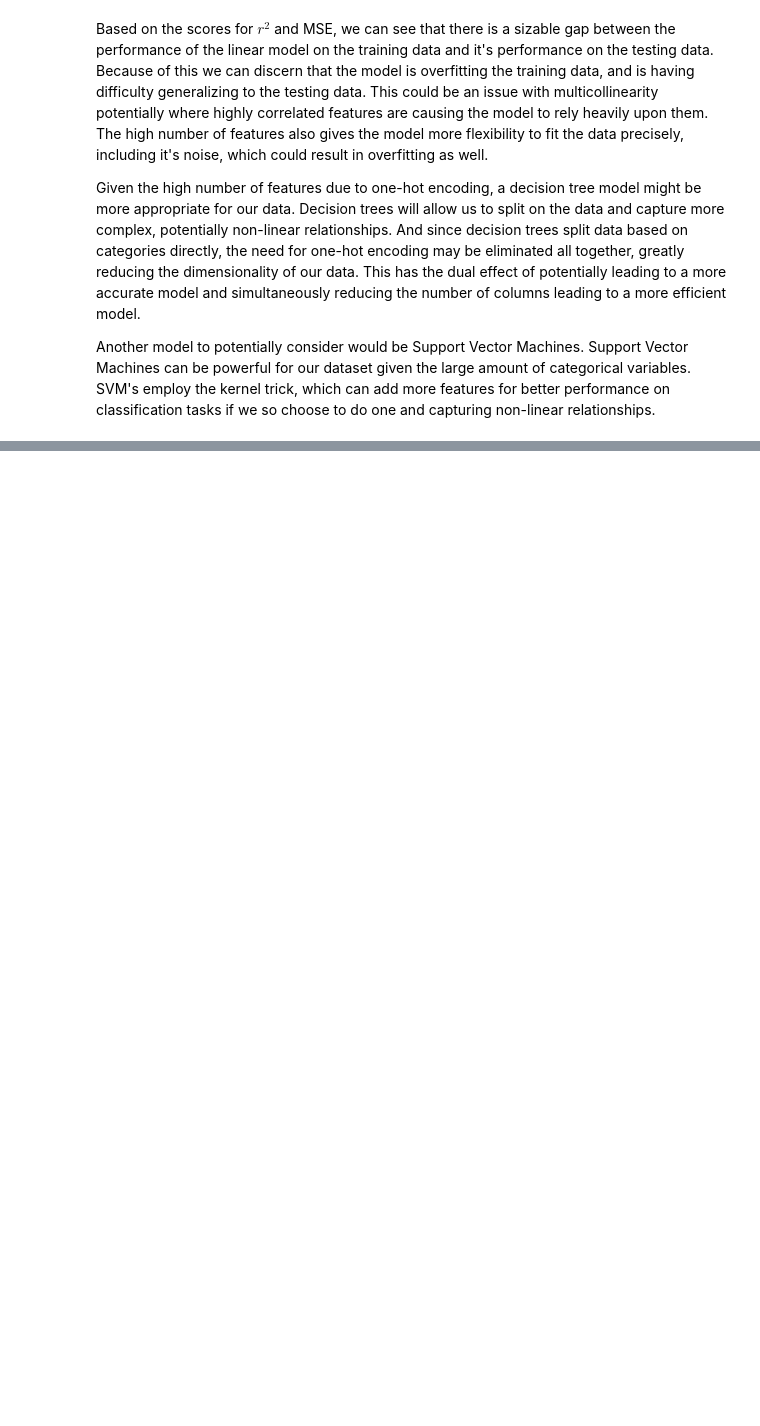
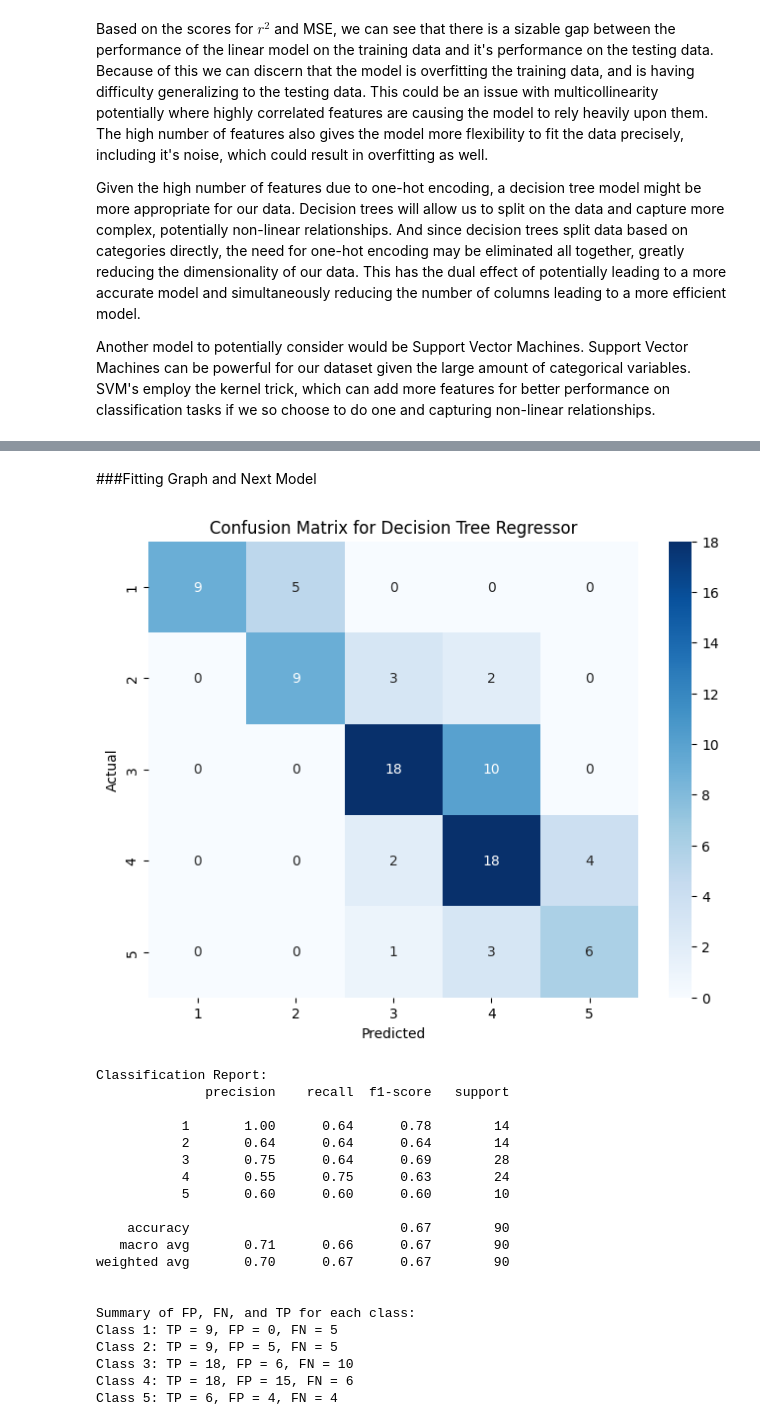
Before and after one commit to Flareboltex/CSE151A-Earthquake-ML-Project, a Jupyter notebook: CSE151A_Earthquake_ML_Project.ipynb, the cells around one changed output, grey strips where cells are left out. Drawn from its saved outputs; the diff is of its cells as text; code cells hidden in the pictures; blank space fills up the shorter version.

```diff
--- a/CSE151A_Earthquake_ML_Project.ipynb
+++ b/CSE151A_Earthquake_ML_Project.ipynb
@@ -283,0 +327,10 @@ Another model to potentially consider would be Support Vector Machines. Support
+# %%
+
+DTdata = data.dropna(subset=['sex', 'age', 'family_disabilities']) # drops null rows
+DTdata['political_orientation'] = data['political_orientation'].fillna('None') # fills null values with none
+DTdata['vehicle_type'] = DTdata['vehicle_type'].fillna('None')
+salary_mode = DTdata['salary'].mode()[0]
+DTdata['salary'] = DTdata['salary'].fillna(salary_mode) # fills null values with the mode
+categorical_cols = DTdata.select_dtypes(include=['object', 'category']).columns
+
+print(categorical_cols)
@@ -283,0 +488,57 @@ Another model to potentially consider would be Support Vector Machines. Support
+# %% [markdown]
+###Fitting Graph and Next Model
+# %%
+# Step 6: Analyze Predictions (Correct, FP, FN) for Decision Tree Regressor
+
+from sklearn.metrics import confusion_matrix, classification_report
+import seaborn as sns
+import numpy as np
+import matplotlib.pyplot as plt
+
+y_pred_rounded = np.rint(y_pred).astype(int)  # Round to nearest integer
+y_pred_rounded = np.clip(y_pred_rounded, 1, 5)  # Clamp to target range [1, 5]
+
+# Generate confusion matrix
+cm = confusion_matrix(y_test, y_pred_rounded, labels=[1, 2, 3, 4, 5])
+
+# Plot confusion matrix as a heatmap
+plt.figure(figsize=(8, 6))
+sns.heatmap(cm, annot=True, fmt='d', cmap='Blues', xticklabels=range(1, 6), yticklabels=range(1, 6))
+plt.xlabel("Predicted")
+plt.ylabel("Actual")
+plt.title("Confusion Matrix for Decision Tree Regressor")
+plt.show()
+
+# Generate classification report to provide metrics like precision, recall, F1-score
+print("Classification Report:")
+print(classification_report(y_test, y_pred_rounded, labels=[1, 2, 3, 4, 5]))
+
+TP = np.diag(cm)
+FP = cm.sum(axis=0) - TP
+FN = cm.sum(axis=1) - TP
+
+print("\nSummary of FP, FN, and TP for each class:")
+for i, label in enumerate([1, 2, 3, 4, 5]):
+    print(f"Class {label}: TP = {TP[i]}, FP = {FP[i]}, FN = {FN[i]}")
+# %% [output]
+[figure, added]
+Classification Report:
+              precision    recall  f1-score   support
+
+           1       1.00      0.64      0.78        14
+           2       0.64      0.64      0.64        14
+           3       0.75      0.64      0.69        28
+           4       0.55      0.75      0.63        24
+           5       0.60      0.60      0.60        10
+
+    accuracy                           0.67        90
+   macro avg       0.71      0.66      0.67        90
+weighted avg       0.70      0.67      0.67        90
+
+
+Summary of FP, FN, and TP for each class:
+Class 1: TP = 9, FP = 0, FN = 5
+Class 2: TP = 9, FP = 5, FN = 5
+Class 3: TP = 18, FP = 6, FN = 10
+Class 4: TP = 18, FP = 15, FN = 6
+Class 5: TP = 6, FP = 4, FN = 4
```
Also changed, not shown: parts of 21 cells of this notebook.
